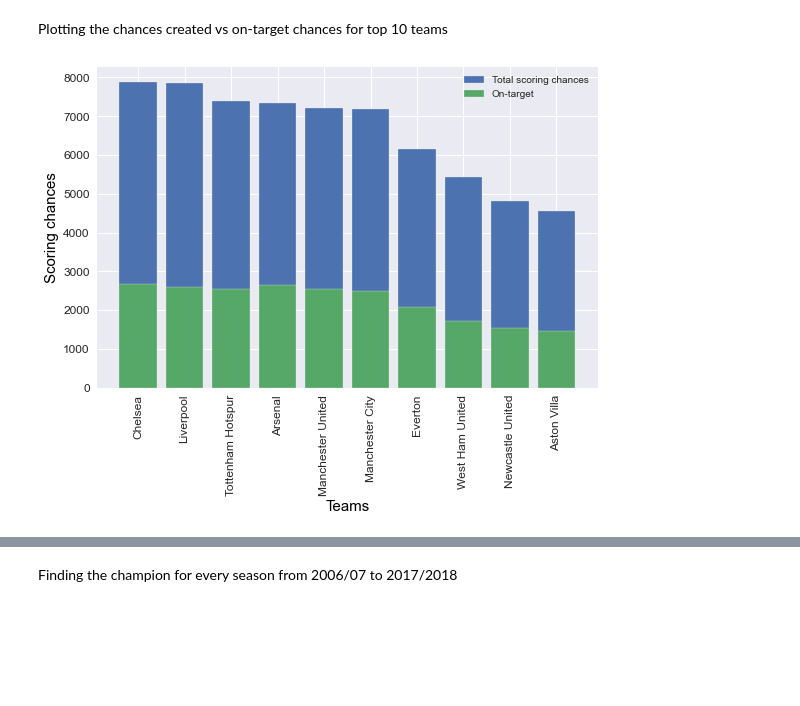
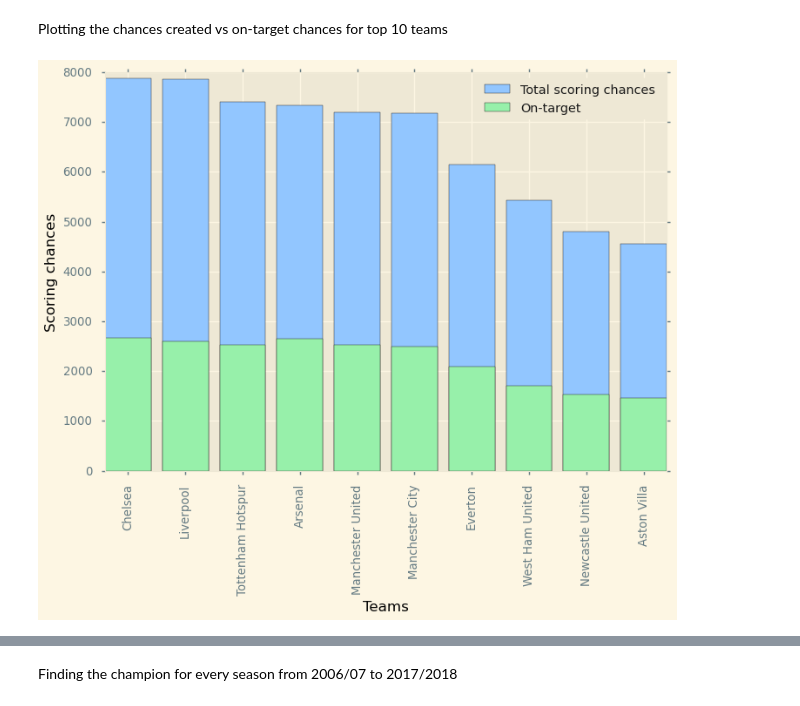
Before and after one commit to elironkryeziu/data_processing, a Jupyter notebook: premier-league.ipynb, the cells around one changed output, grey strips where cells are left out. Cells and saved outputs as stored; diff of their text form; code cells hidden in the pictures; blank space fills up the shorter version.

```diff
--- a/premier-league.ipynb
+++ b/premier-league.ipynb
@@ -419,16 +515,16 @@ Plotting the chances created vs on-target chances for top 10 teams
 # %%
 teams = df3.index[:10]
 scoring_chances = df3.total_scoring_att[:10]
 ontarget = df3.ontarget_scoring_att[:10]
 # Using seaborn style plot
-plt.style.use('seaborn')
+plt.style.use('seaborn-talk')
 plt.bar(teams, scoring_chances, label = 'Total scoring chances')
 plt.bar(teams, ontarget, label = 'On-target')
 plt.xlabel('Teams', size = 15, color = 'black')
 plt.ylabel('Scoring chances', size = 15, color = 'black')
 plt.xticks(rotation = 'vertical', size = 12)
 plt.yticks(size = 12)
 plt.legend()
 plt.show()
 # %% [output]
-[figure, old version]
+[figure, new version]
```
Also changed, not shown: parts of 20 cells of this notebook.
